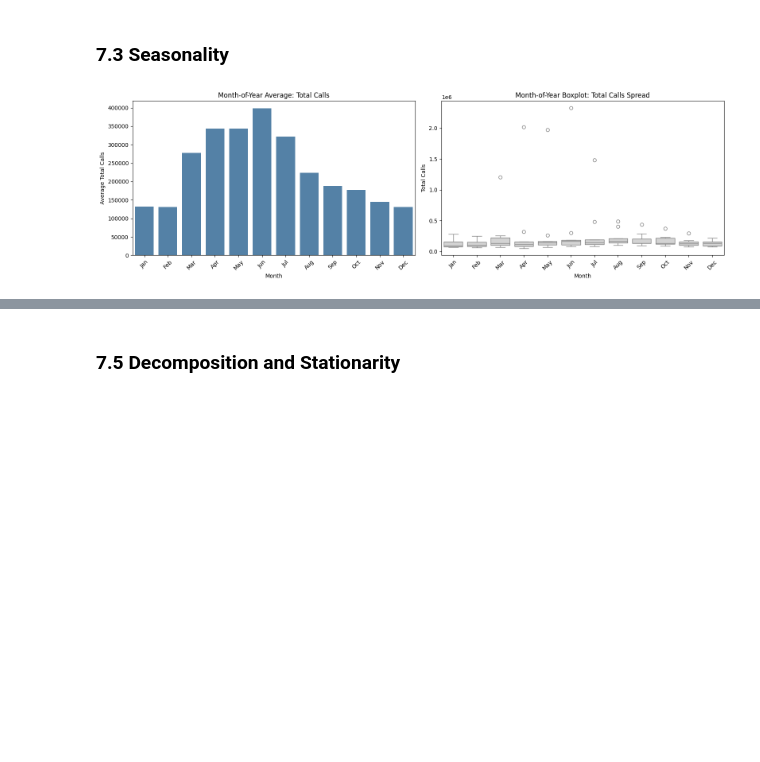
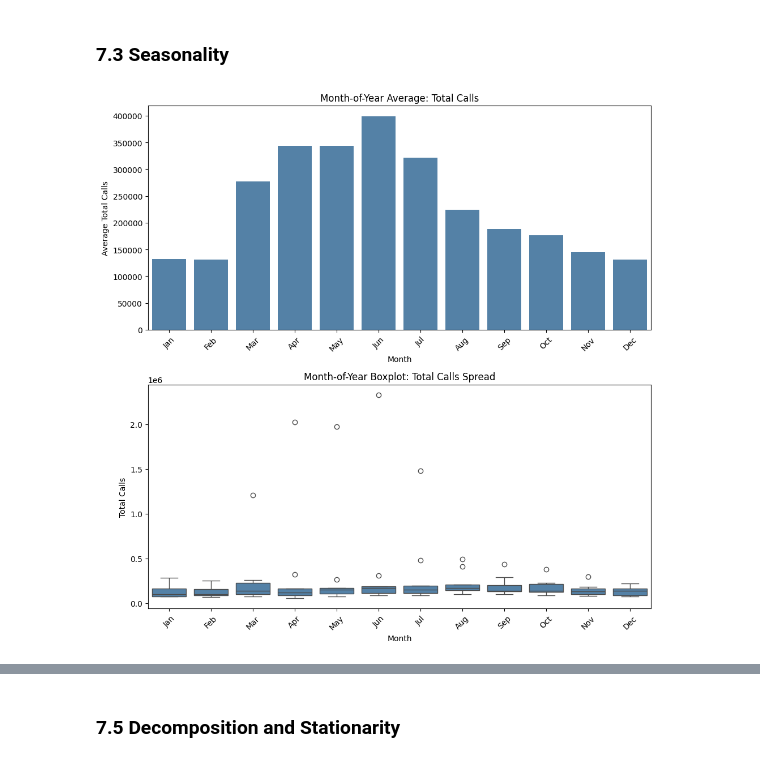
Before and after one commit to amschiltz/healthcare-surge-strain, a Jupyter notebook: notebooks/0.1-ams-initial-exploration.ipynb, the cells around one changed output, grey strips where cells are left out. Cells and saved outputs as stored; diff of their text form; code cells hidden in the pictures; blank space fills up the shorter version.

```diff
--- a/notebooks/0.1-ams-initial-exploration.ipynb
+++ b/notebooks/0.1-ams-initial-exploration.ipynb
@@ -546,32 +556,32 @@ plt.show()
 # %%
 # Month-of-year seasonality diagnostics
 month_order = ['Jan', 'Feb', 'Mar', 'Apr', 'May', 'Jun', 'Jul', 'Aug', 'Sep', 'Oct', 'Nov', 'Dec']
 df_season = df[['total_calls']].copy()
 df_season['month_num'] = df_season.index.month
 df_season['month_name'] = pd.Categorical(df_season.index.strftime('%b'), categories=month_order, ordered=True)
 
 month_avg = (
     df_season.groupby(['month_num', 'month_name'])['total_calls']
     .mean()
     .reset_index()
     .sort_values('month_num')
 )
 
-fig, axes = plt.subplots(1, 2, figsize=(16, 5))
+fig, axes = plt.subplots(2, 1, figsize=(10, 10))
 
 sns.barplot(data=month_avg, x='month_name', y='total_calls', color='steelblue', ax=axes[0])
 axes[0].set_title('Month-of-Year Average: Total Calls')
 axes[0].set_xlabel('Month')
 axes[0].set_ylabel('Average Total Calls')
 axes[0].tick_params(axis='x', rotation=45)
 
-sns.boxplot(data=df_season, x='month_name', y='total_calls', color='lightgray', ax=axes[1])
+sns.boxplot(data=df_season, x='month_name', y='total_calls', color='steelblue', ax=axes[1])
 axes[1].set_title('Month-of-Year Boxplot: Total Calls Spread')
 axes[1].set_xlabel('Month')
 axes[1].set_ylabel('Total Calls')
 axes[1].tick_params(axis='x', rotation=45)
 
 plt.tight_layout()
 plt.show()
 # %% [output]
-[figure, old version]
+[figure, new version]
```
Also changed, not shown: parts of 18 cells of this notebook, 4 other files.
